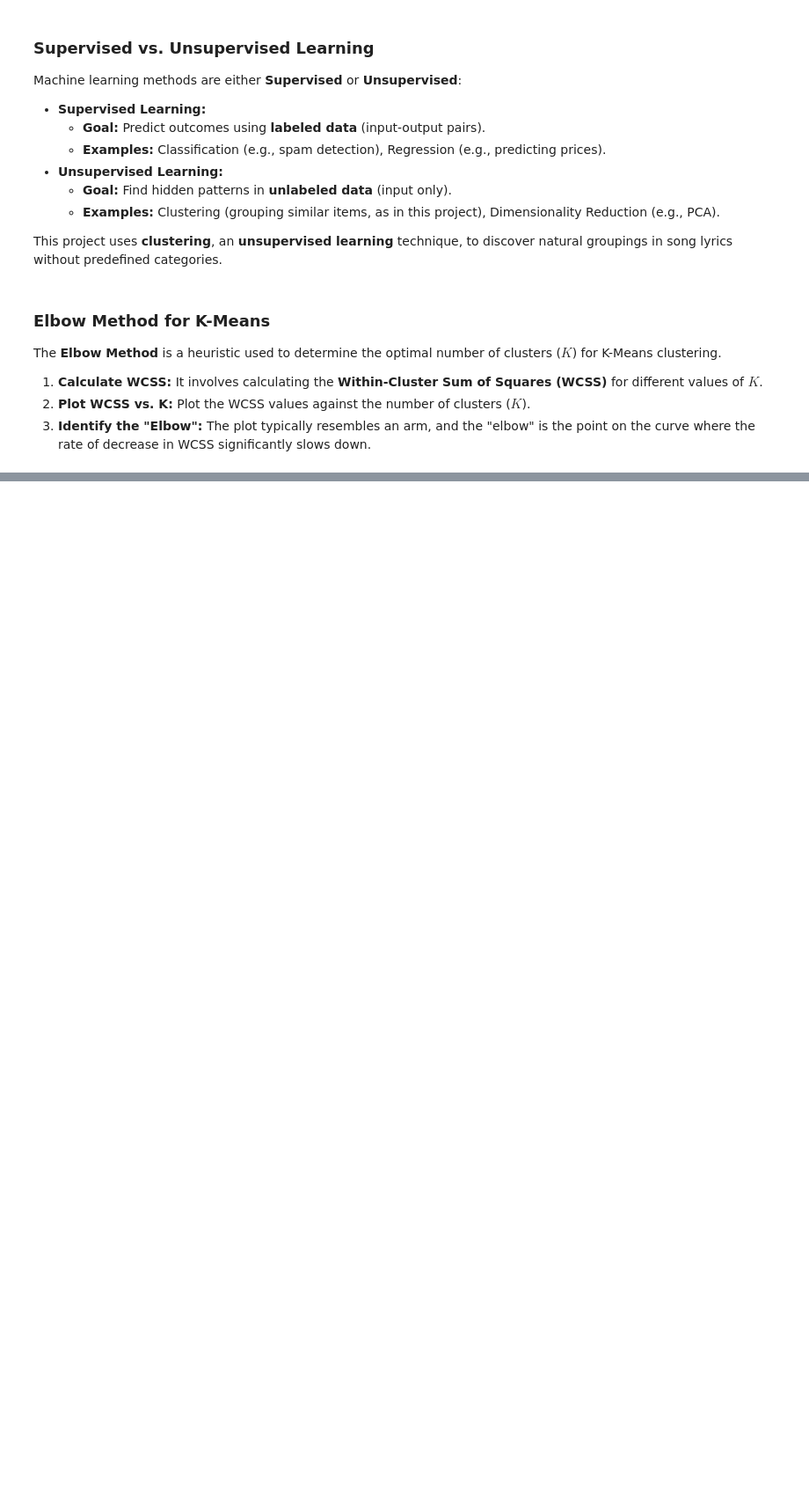
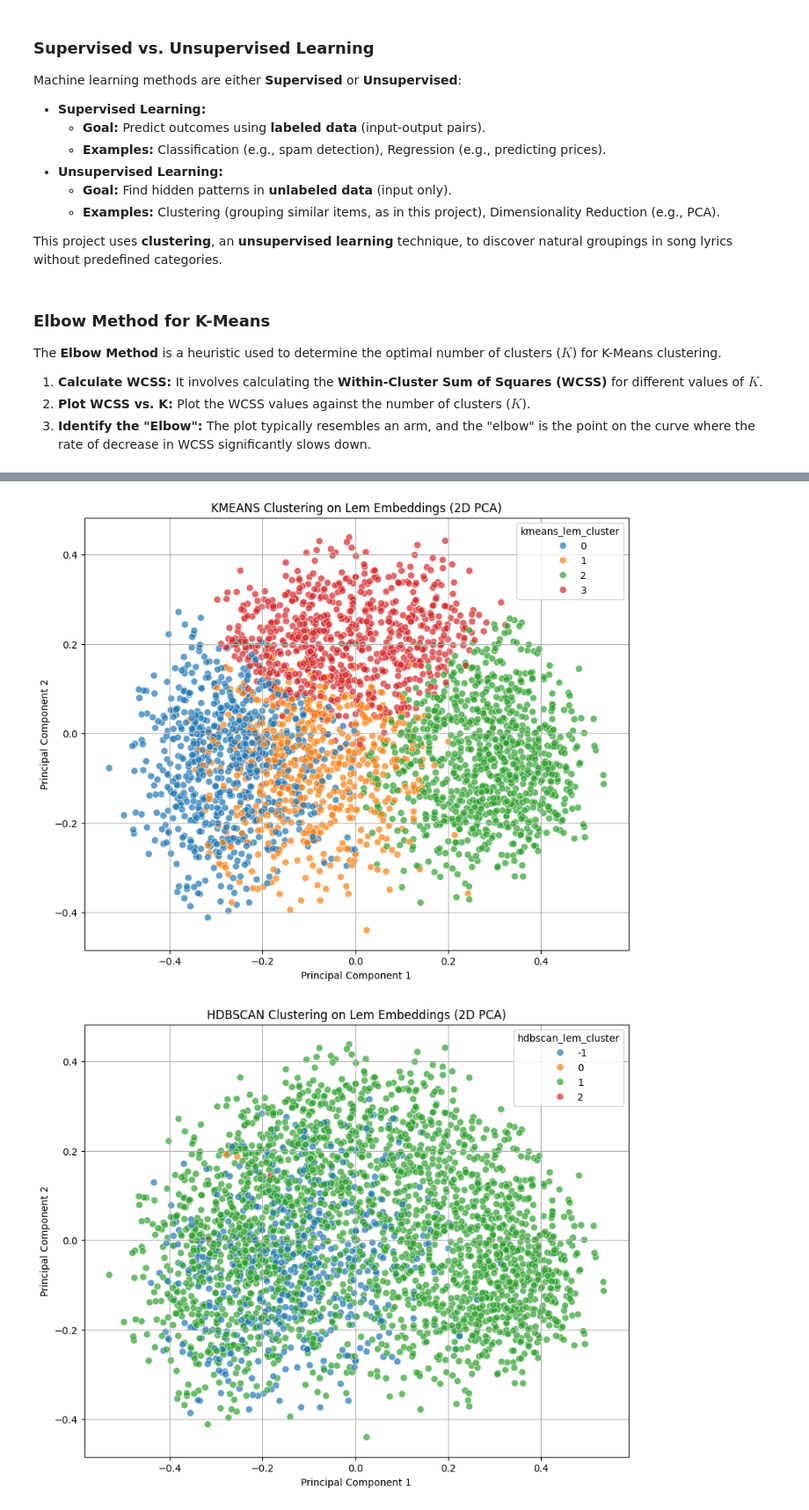
Before and after one commit to Alii-Tavakolii/Song_Lyrics_Clustering, a Jupyter notebook: lyrics_clustering_analysis.ipynb, the cells around one changed output, grey strips where cells are left out. Shown at 88% size. Saved outputs shown, nothing was run; the diff lists cells and outputs as text; code cells hidden in the pictures; blank space fills up the shorter version.

```diff
--- a/lyrics_clustering_analysis.ipynb
+++ b/lyrics_clustering_analysis.ipynb
@@ -219,0 +260,11 @@ The **Elbow Method** is a heuristic used to determine the optimal number of clus
+# %%
+optimal_k_lem = 4
+
+kmeans_model_lem = KMeans(n_clusters=optimal_k_lem, init='k-means++', max_iter=300, n_init=10, random_state=42)
+df_with_embeddings['kmeans_lem_cluster'] = kmeans_model_lem.fit_predict(X_lem)
+
+
+
+optimal_k_stem = 3
+kmeans_model_stem = KMeans(n_clusters=optimal_k_stem, init='k-means++', max_iter=300, n_init=10, random_state=42)
+df_with_embeddings['kmeans_stem_cluster'] = kmeans_model_stem.fit_predict(X_stem)
@@ -219,0 +446,58 @@ The **Elbow Method** is a heuristic used to determine the optimal number of clus
+# %%
+from sklearn.decomposition import PCA
+import matplotlib.pyplot as plt
+import seaborn as sns
+import numpy as np
+import pandas as pd
+
+
+# --- PCA for Lemmatized Embeddings ---
+X_lem = np.array(df_with_embeddings['embeddings_lem'].tolist())
+
+pca_lem = PCA(n_components=2, random_state=42)
+components_lem = pca_lem.fit_transform(X_lem)
+df_with_embeddings['pca_lem_x'] = components_lem[:, 0]
+df_with_embeddings['pca_lem_y'] = components_lem[:, 1]
+
+
+# --- PCA for Stemmed Embeddings ---
+X_stem = np.array(df_with_embeddings['embeddings_stem'].tolist())
+pca_stem = PCA(n_components=2, random_state=42)
+components_stem = pca_stem.fit_transform(X_stem)
+df_with_embeddings['pca_stem_x'] = components_stem[:, 0]
+df_with_embeddings['pca_stem_y'] = components_stem[:, 1]
+
+
+display_cols_pca = ['Lyric', 'pca_lem_x', 'pca_lem_y', 'pca_stem_x', 'pca_stem_y']
+
+
+# --- Visualize the clusters with PCA ---
+clustering_methods = ['kmeans', 'hdbscan', 'hierarchical']
+preprocessing_types = ['lem', 'stem']
+
+for prep_type in preprocessing_types:
+    x_col = f'pca_{prep_type}_x'
+    y_col = f'pca_{prep_type}_y'
+
+    for method in clustering_methods:
+        cluster_col = f'{method}_{prep_type}_cluster'
+
+        plt.figure(figsize=(10, 8))
+        sns.scatterplot(
+            x=x_col,
+            y=y_col,
+            hue=cluster_col,
+            data=df_with_embeddings,
+            palette='tab10' if df_with_embeddings[cluster_col].nunique() <= 10 else 'viridis',
+            legend='full',
+            s=50,
+            alpha=0.7
+        )
+        plt.title(f'{method.upper()} Clustering on {prep_type.capitalize()} Embeddings (2D PCA)')
+        plt.xlabel('Principal Component 1')
+        plt.ylabel('Principal Component 2')
+        plt.grid(True)
+        plt.show()
+# %% [output]
+[figure, added]
+[figure, added]
```
Also changed, not shown: parts of 19 cells of this notebook.
